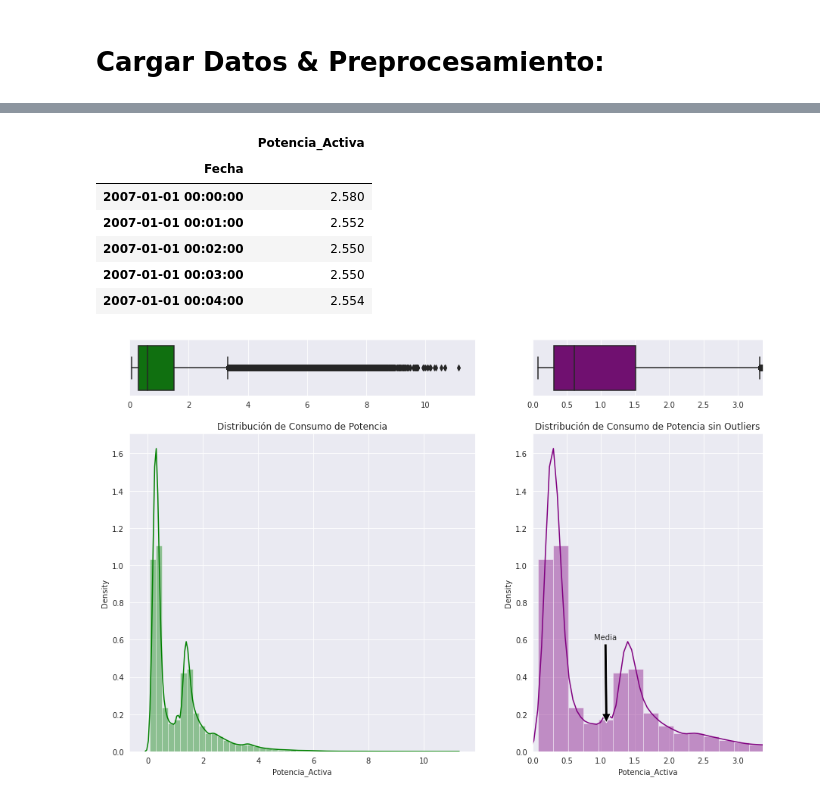
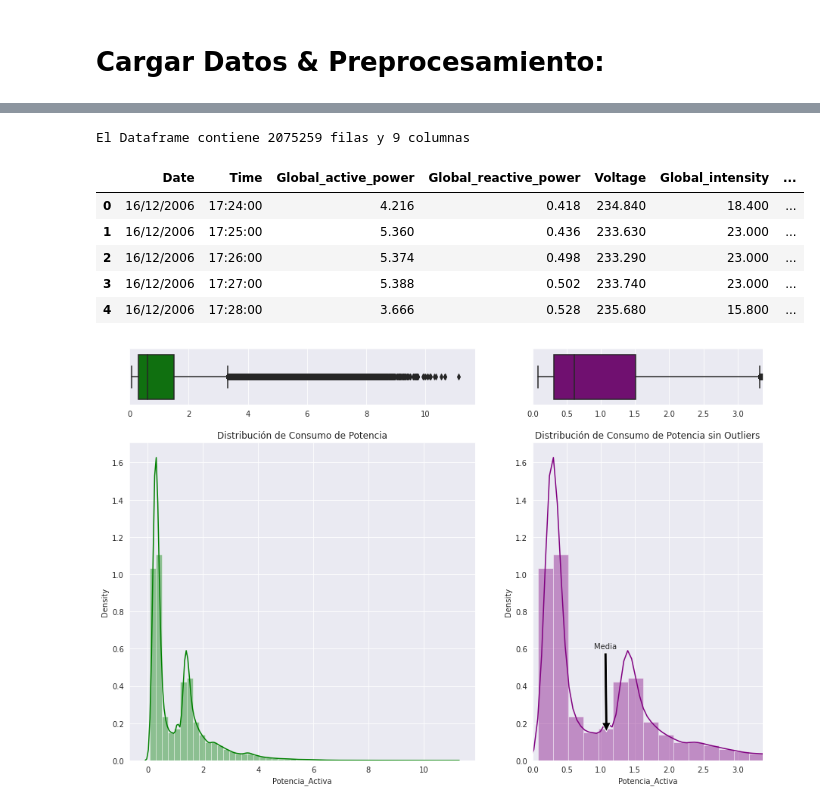
Before and after one commit to XLDiaz/MLearning_HEConsumption, a Jupyter notebook: Limpieza_de_Datos_y_Visualizaciones.ipynb, the cells around one changed output, grey strips where cells are left out. Drawn from its saved outputs; the diff is of its cells as text; code cells hidden in the pictures.

```diff
--- a/Limpieza_de_Datos_y_Visualizaciones.ipynb
+++ b/Limpieza_de_Datos_y_Visualizaciones.ipynb
@@ -53,24 +10,50 @@ df.head()
-# %%
-#   Cambiar el tipo de dato de las columnas (objeto -> float):
-df['Potencia_Activa'] = df['Potencia_Activa'].astype(float)
-
-#   Fijar la media en los NaN fijados:
-"""
-Este metodo mantiene la media de los datos
-"""
-data_without_nan = df['Potencia_Activa'].dropna(axis=0)
-data_mean = data_without_nan.mean()
-df.replace(np.nan, data_mean, inplace=True)
-
-#   Llevando el consumo a KW/H
-# df['Potencia_Activa'] = df['Potencia_Activa']/60
-
-df.head()
-# %% [output]
-|  | Potencia_Activa |
-| Fecha |  |
-| 2007-01-01 00:00:00 | 2.580 |
-| 2007-01-01 00:01:00 | 2.552 |
-| 2007-01-01 00:02:00 | 2.550 |
-| 2007-01-01 00:03:00 | 2.550 |
-| 2007-01-01 00:04:00 | 2.554 |
+# %%
+import numpy as np
+import matplotlib.pyplot as plt
+import pandas as pd
+pd.set_option('display.float_format', lambda x: '%.4f' % x)
+
+import seaborn as sns
+sns.set_context("paper", font_scale=1.3)
+sns.set_style('white')
+import matplotlib.ticker as tkr
+%matplotlib inline
+import plotly as py
+import plotly.graph_objs as go
+
+from time import time
+from datetime import datetime
+
+from scipy import stats
+from statsmodels.tsa.stattools import adfuller
+from sklearn import preprocessing
+from statsmodels.tsa.stattools import pacf
+
+
+import warnings
+warnings.filterwarnings('ignore')
+
+import math
+import keras
+from keras.models import Sequential
+from keras.layers import Dense
+from keras.layers import LSTM
+from keras.layers import Dropout
+from keras.layers import *
+from sklearn.preprocessing import MinMaxScaler
+from sklearn.metrics import mean_squared_error
+from sklearn.metrics import mean_absolute_error
+from keras.callbacks import EarlyStopping
+# %%
+#   Importar el archivo y eliminar las columnas q no se necesitan
+df = pd.read_csv('/content/drive/MyDrive/household_power_consumption.txt', sep=';', header=0, low_memory=False)
+print(f'El Dataframe contiene {df.shape[0]} filas y {df.shape[1]} columnas')
+df.head()
+# %% [output]
+El Dataframe contiene 2075259 filas y 9 columnas
+|  | Date | Time | Global_active_power | Global_reactive_power | Voltage | Global_intensity | ... |
+| 0 | 16/12/2006 | 17:24:00 | 4.216 | 0.418 | 234.840 | 18.400 | ... |
+| 1 | 16/12/2006 | 17:25:00 | 5.360 | 0.436 | 233.630 | 23.000 | ... |
+| 2 | 16/12/2006 | 17:26:00 | 5.374 | 0.498 | 233.290 | 23.000 | ... |
+| 3 | 16/12/2006 | 17:27:00 | 5.388 | 0.502 | 233.740 | 23.000 | ... |
+| 4 | 16/12/2006 | 17:28:00 | 3.666 | 0.528 | 235.680 | 15.800 | ... |
```
Also changed, not shown: parts of 3 cells of this notebook.
